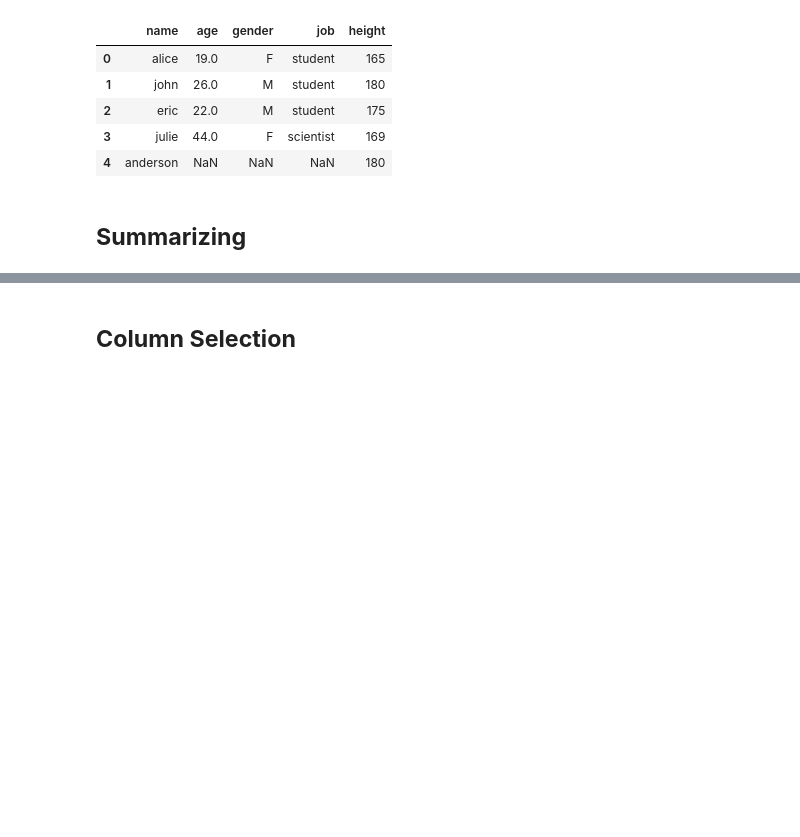
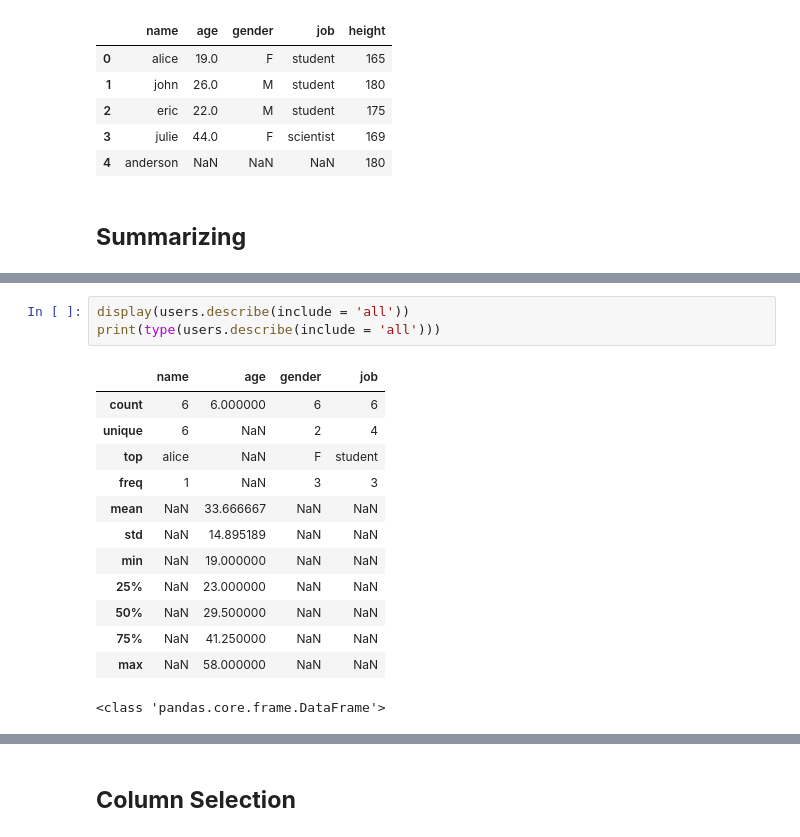
Before and after one commit to toarnabtrainer/Secure-Meter-Classwork, a Jupyter notebook: Pandas.ipynb, the cells around one changed output, grey strips where cells are left out. Saved outputs shown, nothing was run; the diff lists cells and outputs as text; blank space fills up the shorter version.

```diff
--- a/Pandas.ipynb
+++ b/Pandas.ipynb
@@ -474,0 +620,17 @@ display(merge_right)
+# %%
+display(users.describe(include = 'all'))
+print(type(users.describe(include = 'all')))
+# %% [output]
+|  | name | age | gender | job |
+| count | 6 | 6.000000 | 6 | 6 |
+| unique | 6 | NaN | 2 | 4 |
+| top | alice | NaN | F | student |
+| freq | 1 | NaN | 3 | 3 |
+| mean | NaN | 33.666667 | NaN | NaN |
+| std | NaN | 14.895189 | NaN | NaN |
+| min | NaN | 19.000000 | NaN | NaN |
+| 25% | NaN | 23.000000 | NaN | NaN |
+| 50% | NaN | 29.500000 | NaN | NaN |
+| 75% | NaN | 41.250000 | NaN | NaN |
+| max | NaN | 58.000000 | NaN | NaN |
+<class 'pandas.core.frame.DataFrame'>
```
Also changed, not shown: parts of 23 cells of this notebook, 1 other file.
